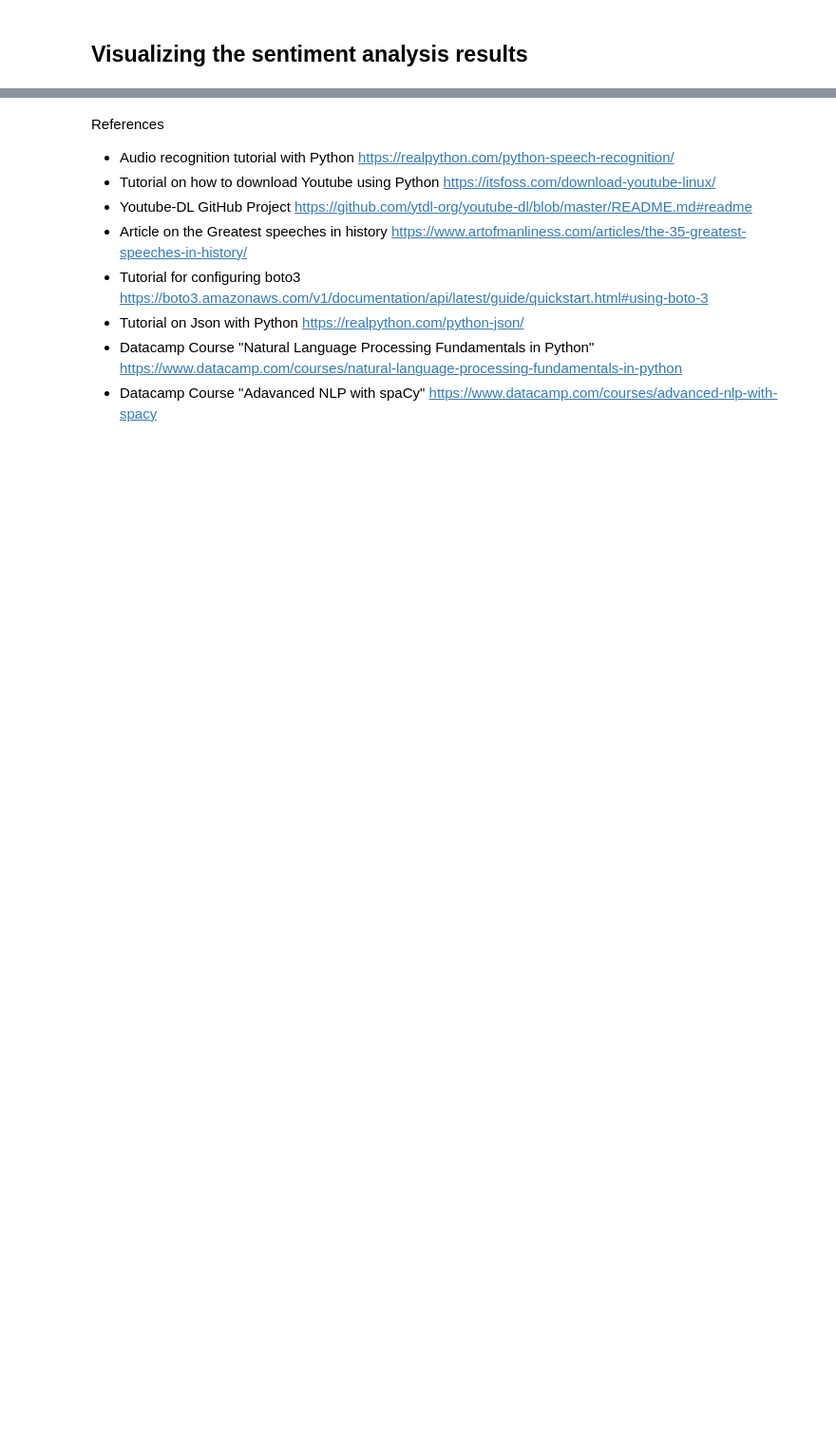
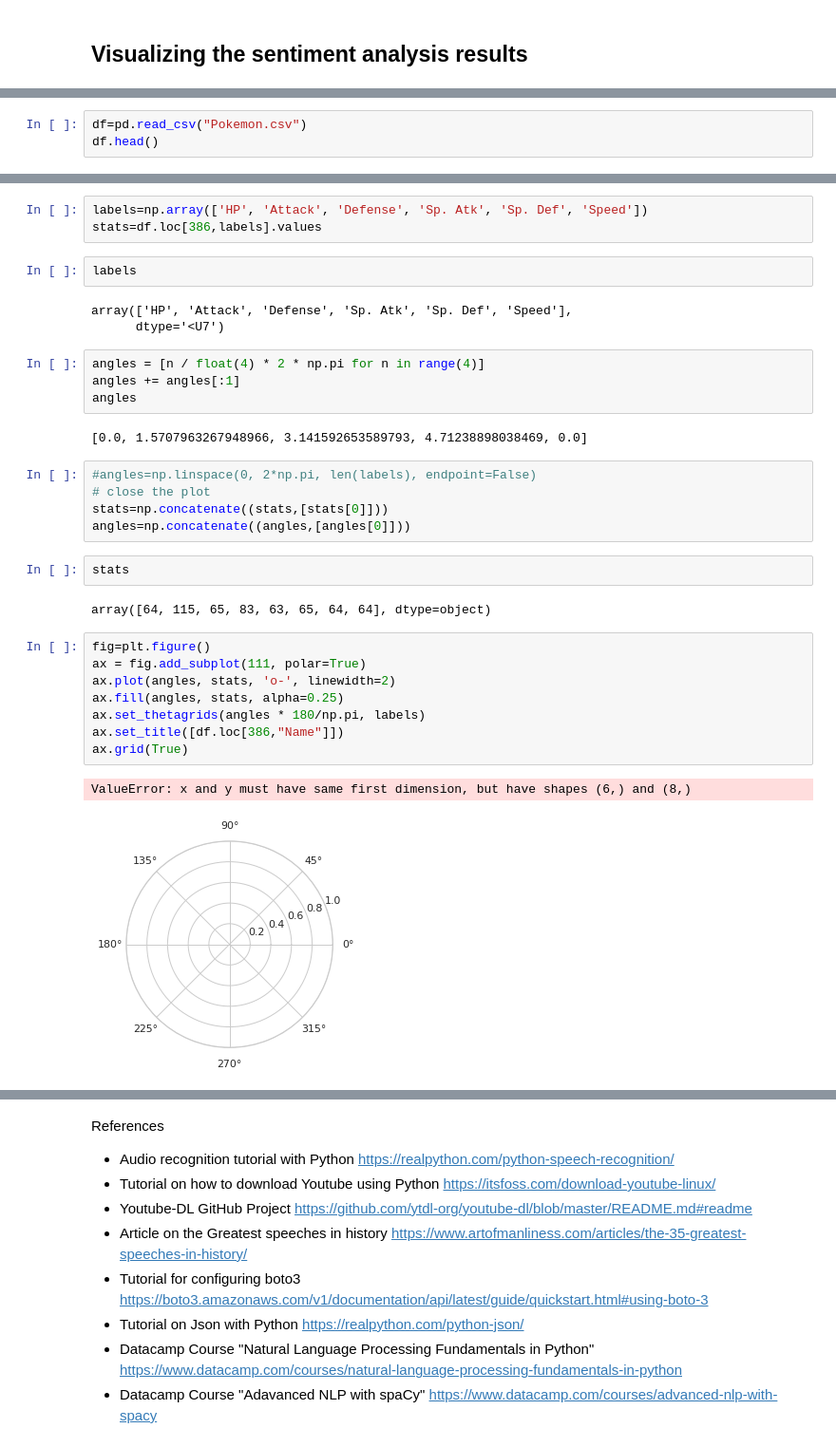
Before and after one commit to GabrielSGoncalves/nlp_aws, a Jupyter notebook: NLP_with_AWS_services.ipynb, the cells around one changed output, grey strips where cells are left out. Shown at 95% size. Drawn from its saved outputs; the diff is of its cells as text; blank space fills up the shorter version.

```diff
--- a/NLP_with_AWS_services.ipynb
+++ b/NLP_with_AWS_services.ipynb
@@ -634,0 +715,3 @@ NameError: name 'df_t' is not defined
+# %%
+df=pd.read_csv("Pokemon.csv")
+df.head()
@@ -634,0 +725,34 @@ NameError: name 'df_t' is not defined
+# %%
+labels=np.array(['HP', 'Attack', 'Defense', 'Sp. Atk', 'Sp. Def', 'Speed'])
+stats=df.loc[386,labels].values
+# %%
+labels
+# %% [output]
+array(['HP', 'Attack', 'Defense', 'Sp. Atk', 'Sp. Def', 'Speed'],
+      dtype='<U7')
+# %%
+angles = [n / float(4) * 2 * np.pi for n in range(4)]
+angles += angles[:1]
+angles
+# %% [output]
+[0.0, 1.5707963267948966, 3.141592653589793, 4.71238898038469, 0.0]
+# %%
+#angles=np.linspace(0, 2*np.pi, len(labels), endpoint=False)
+# close the plot
+stats=np.concatenate((stats,[stats[0]]))
+angles=np.concatenate((angles,[angles[0]]))
+# %%
+stats
+# %% [output]
+array([64, 115, 65, 83, 63, 65, 64, 64], dtype=object)
+# %%
+fig=plt.figure()
+ax = fig.add_subplot(111, polar=True)
+ax.plot(angles, stats, 'o-', linewidth=2)
+ax.fill(angles, stats, alpha=0.25)
+ax.set_thetagrids(angles * 180/np.pi, labels)
+ax.set_title([df.loc[386,"Name"]])
+ax.grid(True)
+# %% [output]
+ValueError: x and y must have same first dimension, but have shapes (6,) and (8,)
+[figure, added]
```
Also changed, not shown: parts of 41 cells of this notebook.
